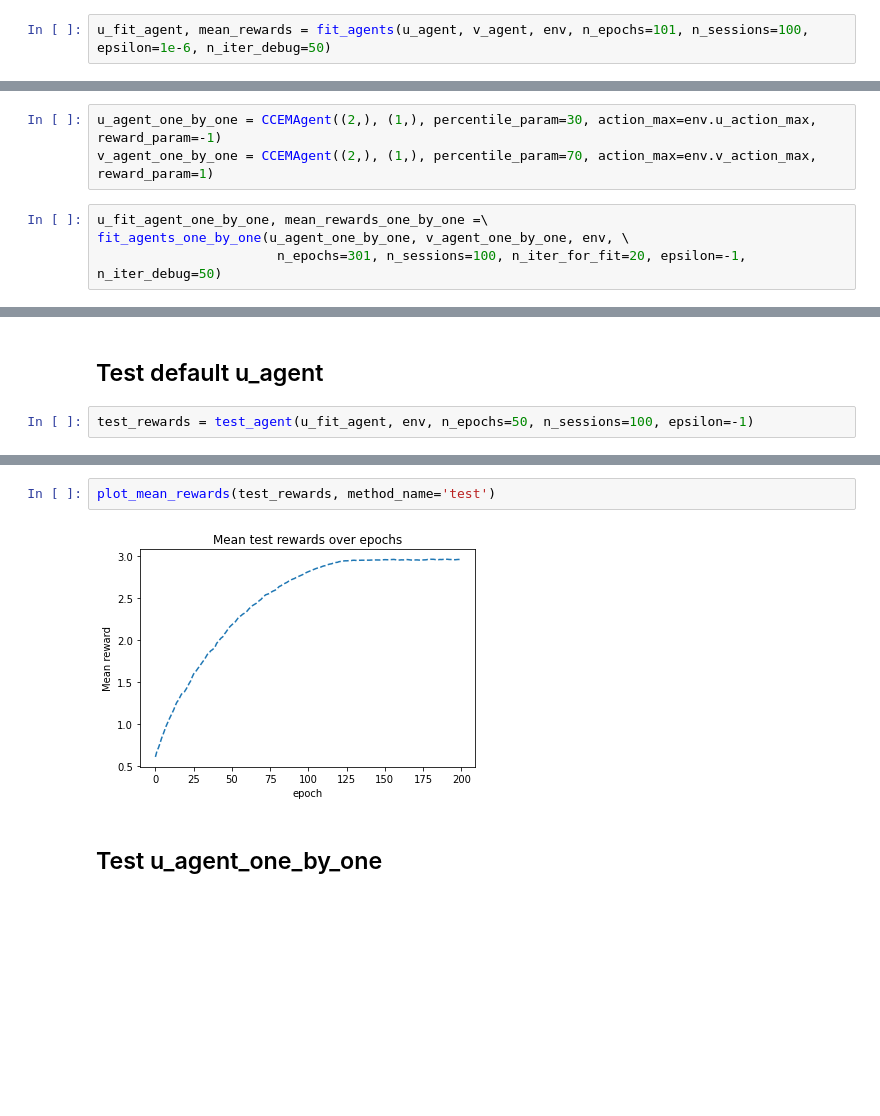
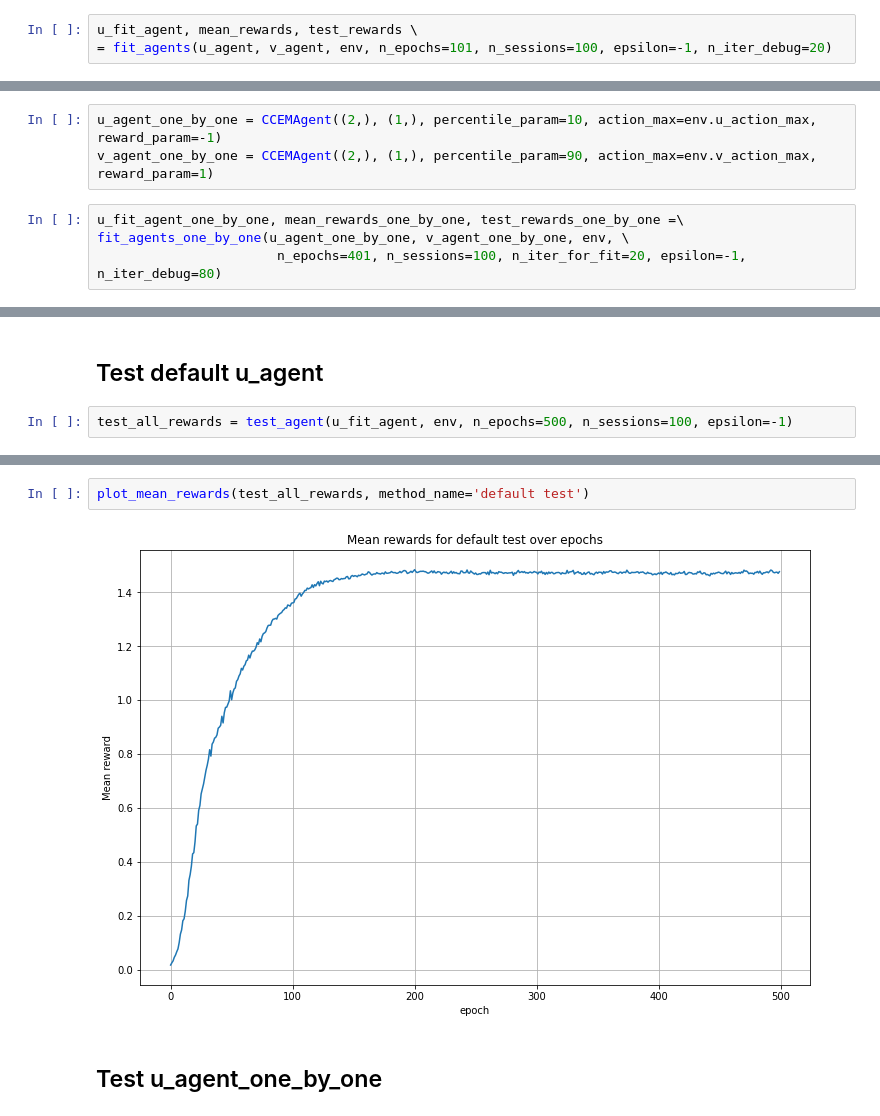
Before and after one commit to LiableFish/RL_Practise, a Jupyter notebook: UnequalGame/UnequalGameImplementation.ipynb, the cells around one changed output, grey strips where cells are left out. Cells and saved outputs as stored; diff of their text form; blank space fills up the shorter version.

```diff
--- a/UnequalGame/UnequalGameImplementation.ipynb
+++ b/UnequalGame/UnequalGameImplementation.ipynb
@@ -443,3 +458,4 @@ v_agent = CCEMAgent((2,), (1,), percentile_param=70, action_max=env.v_action_max
 # %%
-u_fit_agent, mean_rewards = fit_agents(u_agent, v_agent, env, n_epochs=101, n_sessions=100, epsilon=1e-6, n_iter_debug=50)
+u_fit_agent, mean_rewards, test_rewards \
+= fit_agents(u_agent, v_agent, env, n_epochs=101, n_sessions=100, epsilon=-1, n_iter_debug=20)
 # %% [output]
@@ -467,10 +483,10 @@ plot_mean_rewards(mean_rewards, method_name='fit')
 # %% [markdown]
 ## Fit one by one
 # %%
-u_agent_one_by_one = CCEMAgent((2,), (1,), percentile_param=30, action_max=env.u_action_max, reward_param=-1)
-v_agent_one_by_one = CCEMAgent((2,), (1,), percentile_param=70, action_max=env.v_action_max, reward_param=1)
+u_agent_one_by_one = CCEMAgent((2,), (1,), percentile_param=10, action_max=env.u_action_max, reward_param=-1)
+v_agent_one_by_one = CCEMAgent((2,), (1,), percentile_param=90, action_max=env.v_action_max, reward_param=1)
 # %%
-u_fit_agent_one_by_one, mean_rewards_one_by_one =\
+u_fit_agent_one_by_one, mean_rewards_one_by_one, test_rewards_one_by_one =\
 fit_agents_one_by_one(u_agent_one_by_one, v_agent_one_by_one, env, \
-                       n_epochs=301, n_sessions=100, n_iter_for_fit=20, epsilon=-1, n_iter_debug=50)
+                       n_epochs=401, n_sessions=100, n_iter_for_fit=20, epsilon=-1, n_iter_debug=80)
 # %% [output]
@@ -528,5 +558,5 @@ Best agent is 0, its best reward is 0.0001590861529726196
 # %% [markdown]
 ## Test default u_agent
 # %%
-test_rewards = test_agent(u_fit_agent, env, n_epochs=50, n_sessions=100, epsilon=-1)
+test_all_rewards = test_agent(u_fit_agent, env, n_epochs=500, n_sessions=100, epsilon=-1)
 # %% [output]
@@ -536,7 +580,7 @@ KeyboardInterrupt: ignored
 # %%
-plot_mean_rewards(test_rewards, method_name='test')
+plot_mean_rewards(test_all_rewards, method_name='default test')
 # %% [output]
-[figure, old version]
+[figure, new version]
 # %% [markdown]
 ## Test u_agent_one_by_one
 # %%
```
Also changed, not shown: parts of 19 cells of this notebook.
